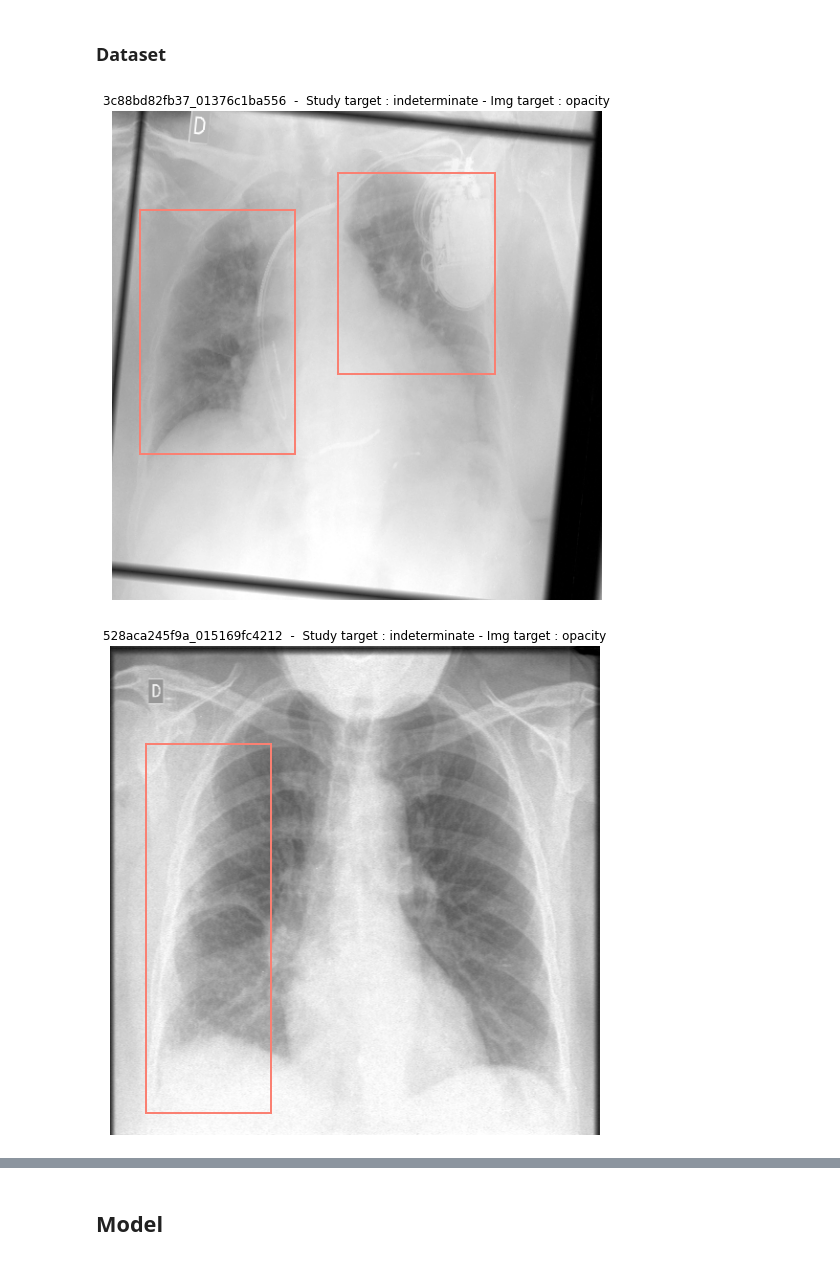
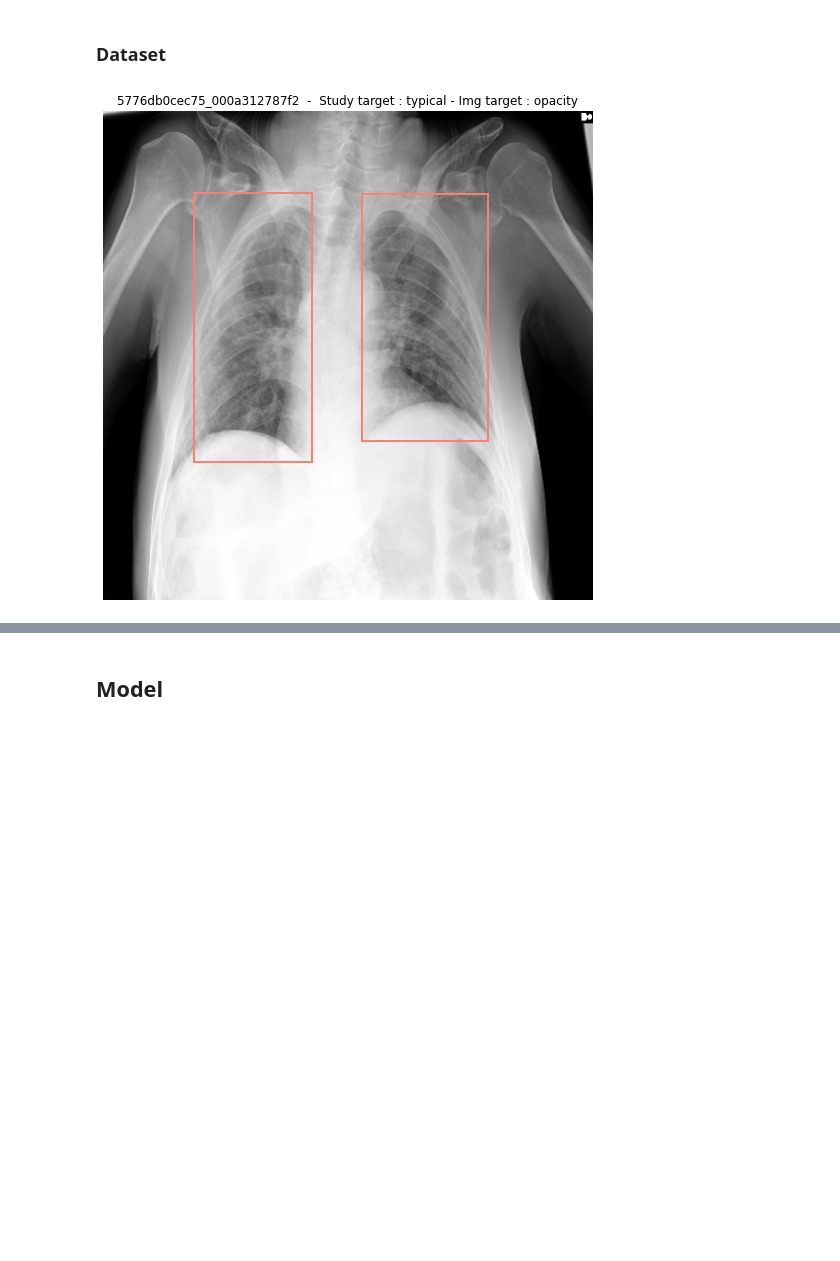
Before and after one commit to TheoViel/kaggle_siim_covid, a Jupyter notebook: notebooks/Training.ipynb, the cells around one changed output, grey strips where cells are left out. Cells and saved outputs as stored; diff of their text form; code cells hidden in the pictures; blank space fills up the shorter version.

```diff
--- a/notebooks/Training.ipynb
+++ b/notebooks/Training.ipynb
@@ -62,28 +64,29 @@ plt.show()
 # %% [markdown]
 ### Dataset
 # %%
-df_ = df[df['crop_starts'].apply(lambda x: np.max(x) > 100)].reset_index()
+# df_ = df[df['crop_starts'].apply(lambda x: np.max(x) > 100)].reset_index()
+df_ = df.head(10)
 # %%
-transforms = get_transfos_det(augment=True, bbox_format="yolo")
+transforms = get_transfos_det(augment=False, bbox_format="yolo")
 # %%
 dataset = CovidDetDataset(df_, DATA_PATH + f"train_{SIZE}/", bbox_format="yolo", transforms=transforms)
 # %%
 # for i in np.random.choice(len(dataset), 10):
 for i in range(10):
     img, mask, y, y_img, boxes = dataset[i]
 
     if isinstance(img, torch.Tensor):
         img = img.cpu().numpy().transpose(1, 2, 0)
         mask = mask.cpu().numpy()[:, :, None]
 
     if len(boxes):
-        plt.figure(figsize=(9, 9))
+        plt.figure(figsize  =(9, 9))
         plot_sample(img, boxes, bbox_format="yolo")
         plt.title(
             f'{df_["save_name"][i][:-4]}  -  Study target : {CLASSES[int(y)]} - '
             f'Img target : {CLASSES_IMG[int(y_img)]}'
         )
         plt.show()
+        break
 # %% [output]
-[figure, old version]
+[figure, new version]
-[figure, removed]
```
Also changed, not shown: parts of 3 cells of this notebook, 13 other files.
